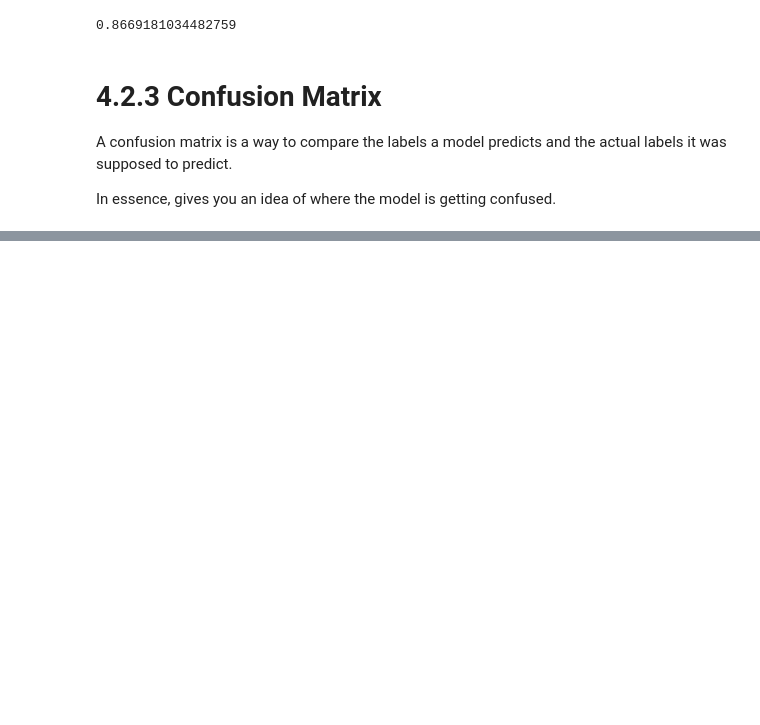
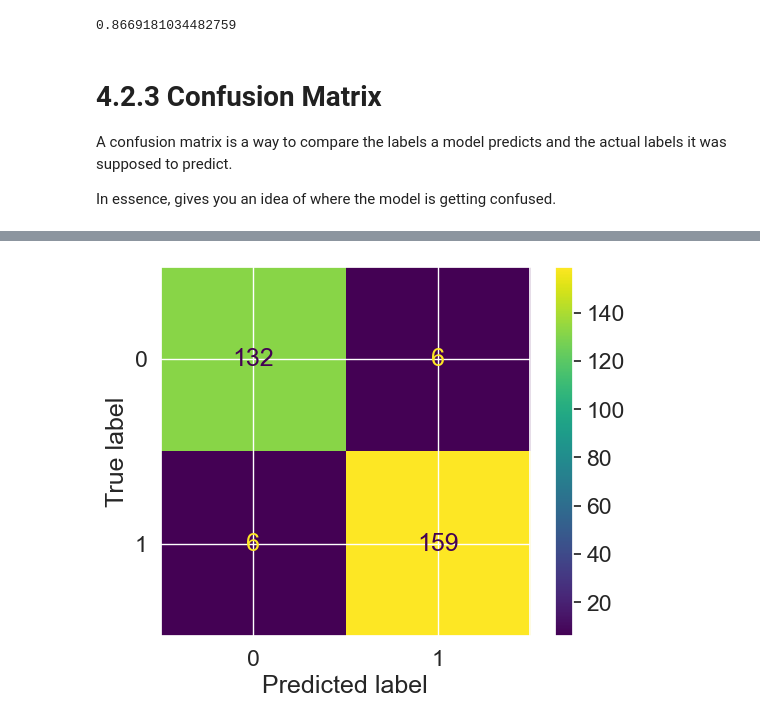
Before and after one commit to jonotassia/data-science-test, a Jupyter notebook: intro_to_scikitlearn.ipynb, the cells around one changed output, grey strips where cells are left out. Cells and saved outputs as stored; diff of their text form; code cells hidden in the pictures; blank space fills up the shorter version.

```diff
--- a/intro_to_scikitlearn.ipynb
+++ b/intro_to_scikitlearn.ipynb
@@ -1053,0 +1086,6 @@ In essence, gives you an idea of where the model is getting confused.
+# %%
+from sklearn.metrics import ConfusionMatrixDisplay
+
+ConfusionMatrixDisplay.from_estimator(estimator=clf, X=X, y=y);
+# %% [output]
+[figure, added]
```
Also changed, not shown: parts of 71 cells of this notebook, 3 other files.
